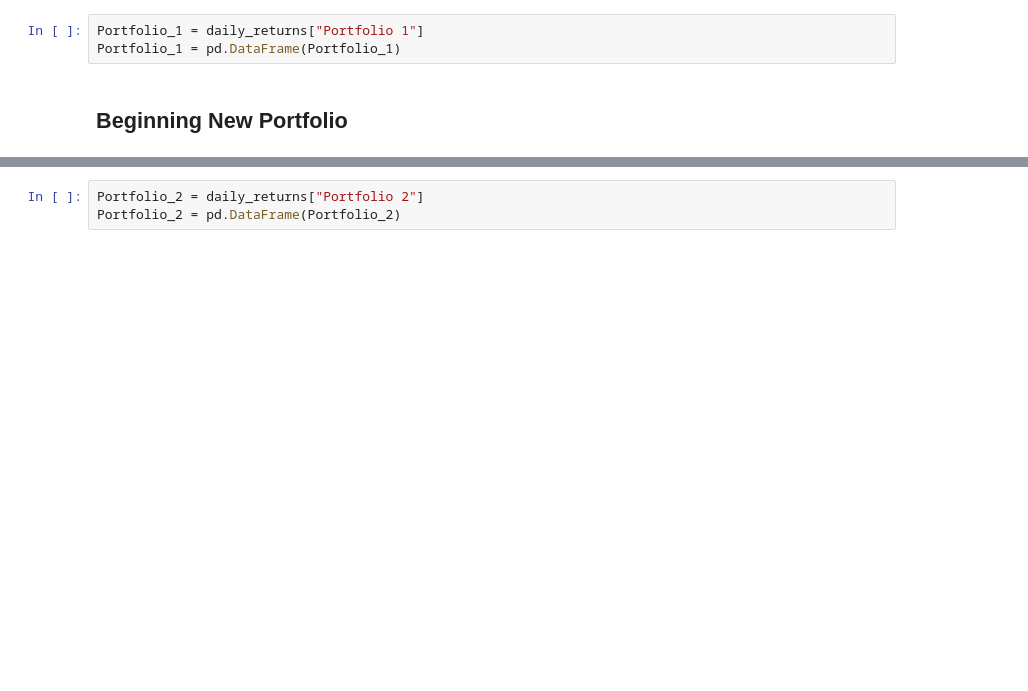
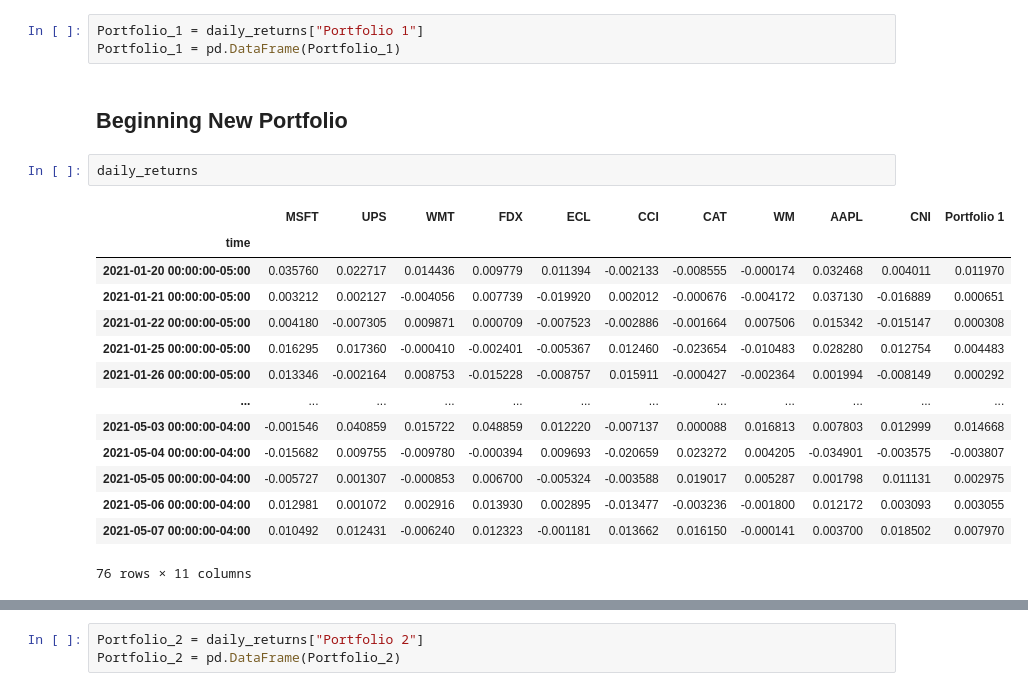
Before and after one commit to jorgeabud/crypto_v_stocks, a Jupyter notebook: notebooks/billgates.ipynb, the cells around one changed output, grey strips where cells are left out. Saved outputs shown, nothing was run; the diff lists cells and outputs as text; blank space fills up the shorter version.

```diff
--- a/notebooks/billgates.ipynb
+++ b/notebooks/billgates.ipynb
@@ -84,4 +84,21 @@ Portfolio_1 = daily_returns["Portfolio 1"]
 Portfolio_1 = pd.DataFrame(Portfolio_1)
 # %% [markdown]
 ## Beginning New Portfolio
+# %%
+daily_returns
+# %% [output]
+|  | MSFT | UPS | WMT | FDX | ECL | CCI | CAT | WM | AAPL | CNI | Portfolio 1 |
+| time |  |  |  |  |  |  |  |  |  |  |  |
+| 2021-01-20 00:00:00-05:00 | 0.035760 | 0.022717 | 0.014436 | 0.009779 | 0.011394 | -0.002133 | -0.008555 | -0.000174 | 0.032468 | 0.004011 | 0.011970 |
+| 2021-01-21 00:00:00-05:00 | 0.003212 | 0.002127 | -0.004056 | 0.007739 | -0.019920 | 0.002012 | -0.000676 | -0.004172 | 0.037130 | -0.016889 | 0.000651 |
+| 2021-01-22 00:00:00-05:00 | 0.004180 | -0.007305 | 0.009871 | 0.000709 | -0.007523 | -0.002886 | -0.001664 | 0.007506 | 0.015342 | -0.015147 | 0.000308 |
+| 2021-01-25 00:00:00-05:00 | 0.016295 | 0.017360 | -0.000410 | -0.002401 | -0.005367 | 0.012460 | -0.023654 | -0.010483 | 0.028280 | 0.012754 | 0.004483 |
+| 2021-01-26 00:00:00-05:00 | 0.013346 | -0.002164 | 0.008753 | -0.015228 | -0.008757 | 0.015911 | -0.000427 | -0.002364 | 0.001994 | -0.008149 | 0.000292 |
+| ... | ... | ... | ... | ... | ... | ... | ... | ... | ... | ... | ... |
+| 2021-05-03 00:00:00-04:00 | -0.001546 | 0.040859 | 0.015722 | 0.048859 | 0.012220 | -0.007137 | 0.000088 | 0.016813 | 0.007803 | 0.012999 | 0.014668 |
+| 2021-05-04 00:00:00-04:00 | -0.015682 | 0.009755 | -0.009780 | -0.000394 | 0.009693 | -0.020659 | 0.023272 | 0.004205 | -0.034901 | -0.003575 | -0.003807 |
+| 2021-05-05 00:00:00-04:00 | -0.005727 | 0.001307 | -0.000853 | 0.006700 | -0.005324 | -0.003588 | 0.019017 | 0.005287 | 0.001798 | 0.011131 | 0.002975 |
+| 2021-05-06 00:00:00-04:00 | 0.012981 | 0.001072 | 0.002916 | 0.013930 | 0.002895 | -0.013477 | -0.003236 | -0.001800 | 0.012172 | 0.003093 | 0.003055 |
+| 2021-05-07 00:00:00-04:00 | 0.010492 | 0.012431 | -0.006240 | 0.012323 | -0.001181 | 0.013662 | 0.016150 | -0.000141 | 0.003700 | 0.018502 | 0.007970 |
+76 rows × 11 columns
 # %%
```
Also changed, not shown: parts of 8 cells of this notebook.
